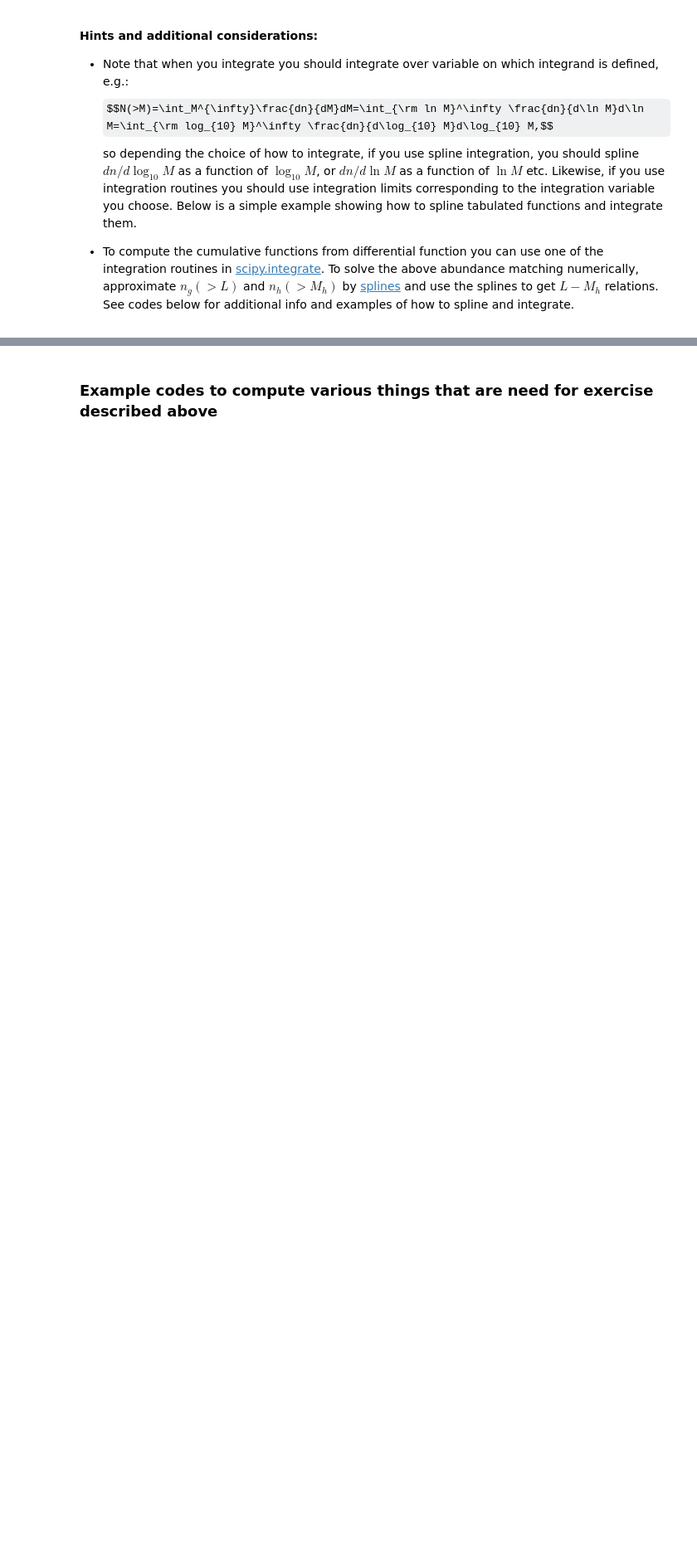
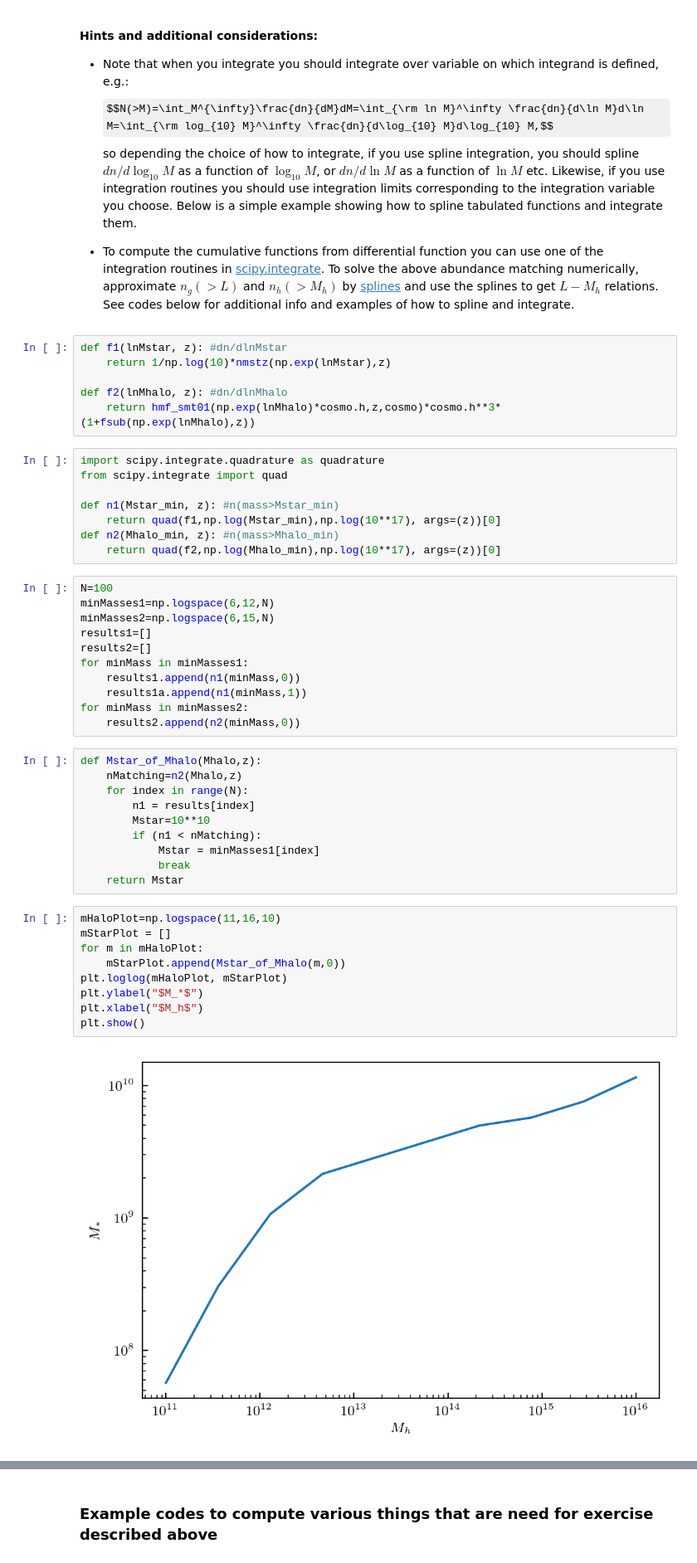
Before and after one commit to Stefan-Heimersheim/astrosoma19, a Jupyter notebook: ex02.ipynb, the cells around one changed output, grey strips where cells are left out. Shown: that part at 83% size. Drawn from its saved outputs; the diff is of its cells as text; some formulas as TeX source; blank space fills up the shorter version.

```diff
--- a/ex02.ipynb
+++ b/ex02.ipynb
@@ -342,3 +357,49 @@ $$N(>M)=\int_M^{\infty}\frac{dn}{dM}dM=\int_{\rm ln M}^\infty \frac{dn}{d\ln M}d
 so depending the choice of how to integrate, if you use spline integration, you should spline $dn/d\log_{10}M$ as a function of $\log_{10} M$, or $dn/d\ln M$ as a function of $\ln M$ etc. Likewise, if you use integration routines you should use integration limits corresponding to the integration variable you choose. Below is a simple example showing how to spline tabulated functions and integrate them.
 
 * To compute the cumulative functions from differential function you can use one of the integration routines in <a href="http://docs.scipy.org/doc/scipy/reference/integrate.html">scipy.integrate</a>. To solve the above abundance matching numerically, approximate $n_g(>L)$ and $n_h(>M_h)$ by <a href="http://docs.scipy.org/doc/scipy-0.14.0/reference/generated/scipy.interpolate.UnivariateSpline.html">splines</a> and use the splines to get $L-M_h$ relations. See codes below for additional info and examples of how to spline and integrate.
+# %%
+def f1(lnMstar, z): #dn/dlnMstar
+    return 1/np.log(10)*nmstz(np.exp(lnMstar),z)
+
+def f2(lnMhalo, z): #dn/dlnMhalo
+    return hmf_smt01(np.exp(lnMhalo)*cosmo.h,z,cosmo)*cosmo.h**3*(1+fsub(np.exp(lnMhalo),z))
+# %%
+import scipy.integrate.quadrature as quadrature
+from scipy.integrate import quad
+
+def n1(Mstar_min, z): #n(mass>Mstar_min)
+    return quad(f1,np.log(Mstar_min),np.log(10**17), args=(z))[0]
+def n2(Mhalo_min, z): #n(mass>Mhalo_min)
+    return quad(f2,np.log(Mhalo_min),np.log(10**17), args=(z))[0]
+# %%
+N=100
+minMasses1=np.logspace(6,12,N)
+minMasses2=np.logspace(6,15,N)
+results1=[]
+results2=[]
+for minMass in minMasses1:
+    results1.append(n1(minMass,0))
+    results1a.append(n1(minMass,1))
+for minMass in minMasses2:
+    results2.append(n2(minMass,0))
+# %%
+def Mstar_of_Mhalo(Mhalo,z):
+    nMatching=n2(Mhalo,z)
+    for index in range(N):
+        n1 = results[index]
+        Mstar=10**10
+        if (n1 < nMatching):
+            Mstar = minMasses1[index]
+            break
+    return Mstar
+# %%
+mHaloPlot=np.logspace(11,16,10)
+mStarPlot = []
+for m in mHaloPlot:
+    mStarPlot.append(Mstar_of_Mhalo(m,0))
+plt.loglog(mHaloPlot, mStarPlot)
+plt.ylabel("$M_*$")
+plt.xlabel("$M_h$")
+plt.show()
+# %% [output]
+[figure, added]
```
Also changed, not shown: parts of 2 cells of this notebook.
